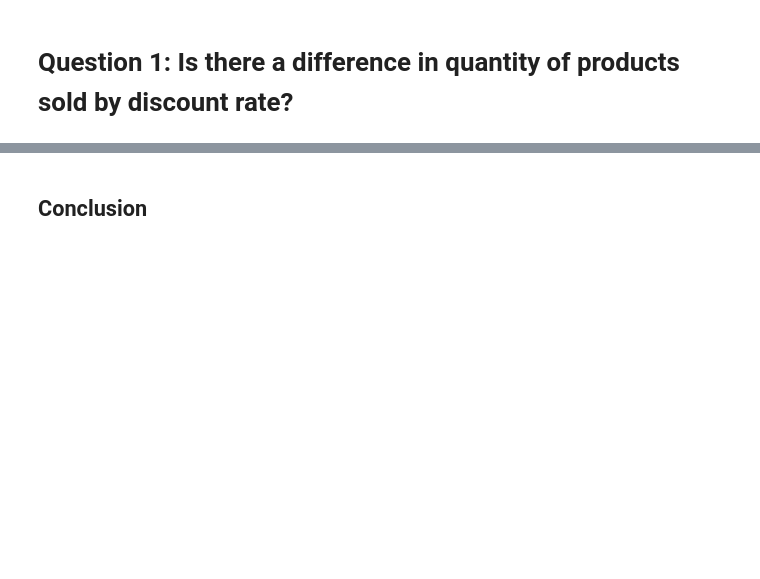
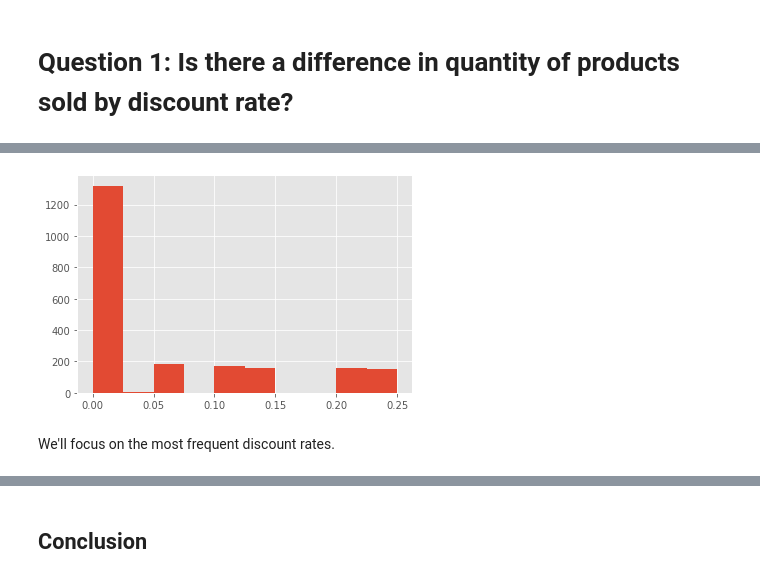
Before and after one commit to sethchart/dsc-case-study-hypothesis-testing, a Jupyter notebook: notebooks/Question1.ipynb, the cells around one changed output, grey strips where cells are left out. Cells and saved outputs as stored; diff of their text form; code cells hidden in the pictures; blank space fills up the shorter version.

```diff
--- a/notebooks/Question1.ipynb
+++ b/notebooks/Question1.ipynb
@@ -74,6 +70,0 @@ db.load_table_as_df('Supplier')
-# %%
-query ="""
-SELECT Id, CompanyName FROM Supplier;
-"""
-
-db.load_query_as_df(query)
@@ -108,0 +73,7 @@ HA:
+# %%
+# obtain necessary data
+query ="""
+SELECT Quantity, Discount FROM OrderDetail;
+"""
+
+df = db.load_query_as_df(query)
@@ -108,0 +99,7 @@ HA:
+# %%
+df.Discount.hist()
+plt.show()
+# %% [output]
+[figure, added]
+# %% [markdown]
+We'll focus on the most frequent discount rates.
```
Also changed, not shown: parts of 33 cells of this notebook.
